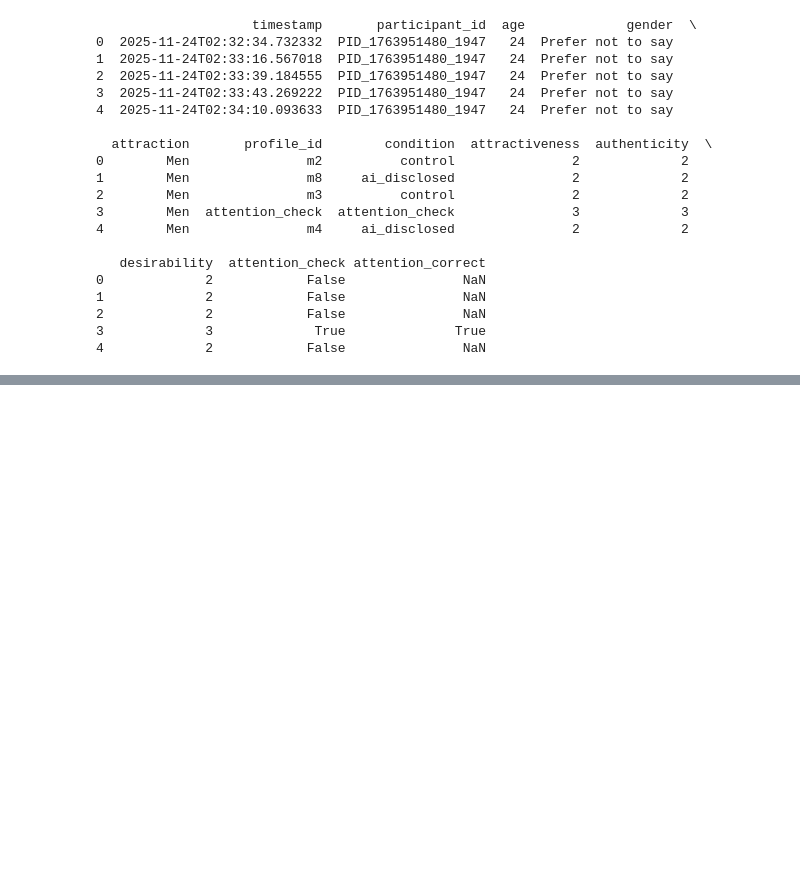
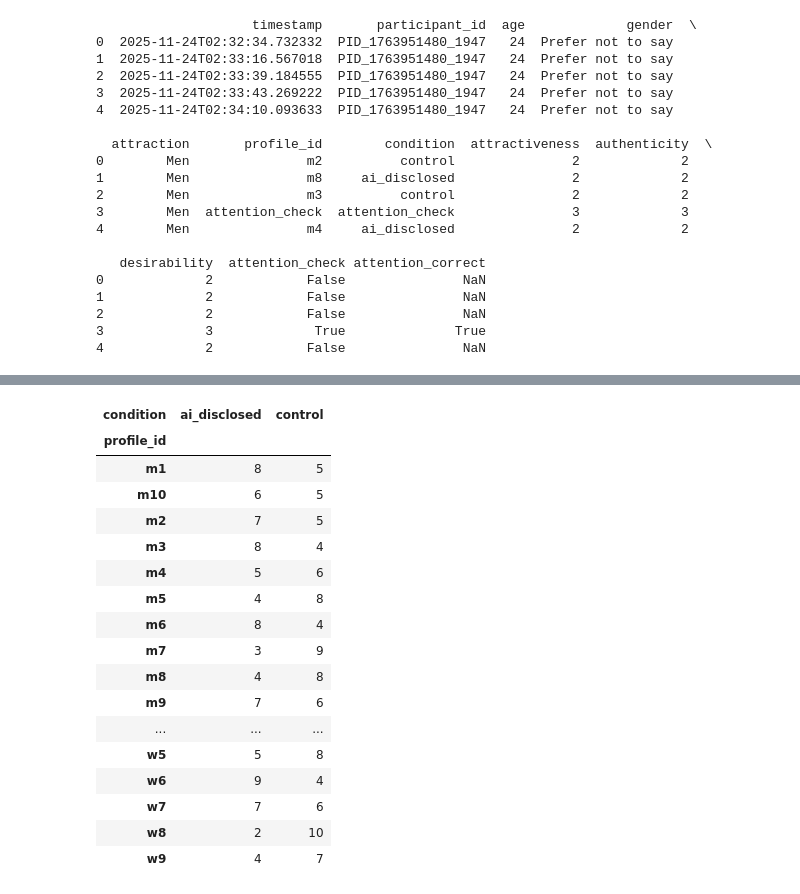
Before and after one commit to ny247-Nadav/ai-dating-profile-study, a Jupyter notebook: Analysis.ipynb, the cells around one changed output, grey strips where cells are left out. Saved outputs shown, nothing was run; the diff lists cells and outputs as text; code cells hidden in the pictures; blank space fills up the shorter version.

```diff
--- a/Analysis.ipynb
+++ b/Analysis.ipynb
@@ -376,0 +378,27 @@ Male         ai_disclosed     1.900000  0.100000
+# %%
+attn_df.pivot_table(
+    index="profile_id",
+    columns="condition",
+    values="participant_id",   # or any column
+    aggfunc="count",
+    fill_value=0
+)
+# %% [output]
+| condition | ai_disclosed | control |
+| profile_id |  |  |
+| m1 | 8 | 5 |
+| m10 | 6 | 5 |
+| m2 | 7 | 5 |
+| m3 | 8 | 4 |
+| m4 | 5 | 6 |
+| m5 | 4 | 8 |
+| m6 | 8 | 4 |
+| m7 | 3 | 9 |
+| m8 | 4 | 8 |
+| m9 | 7 | 6 |
+| ... | ... | ... |
+| w5 | 5 | 8 |
+| w6 | 9 | 4 |
+| w7 | 7 | 6 |
+| w8 | 2 | 10 |
+| w9 | 4 | 7 |
```
Also changed, not shown: parts of 2 cells of this notebook, 3 other files.
